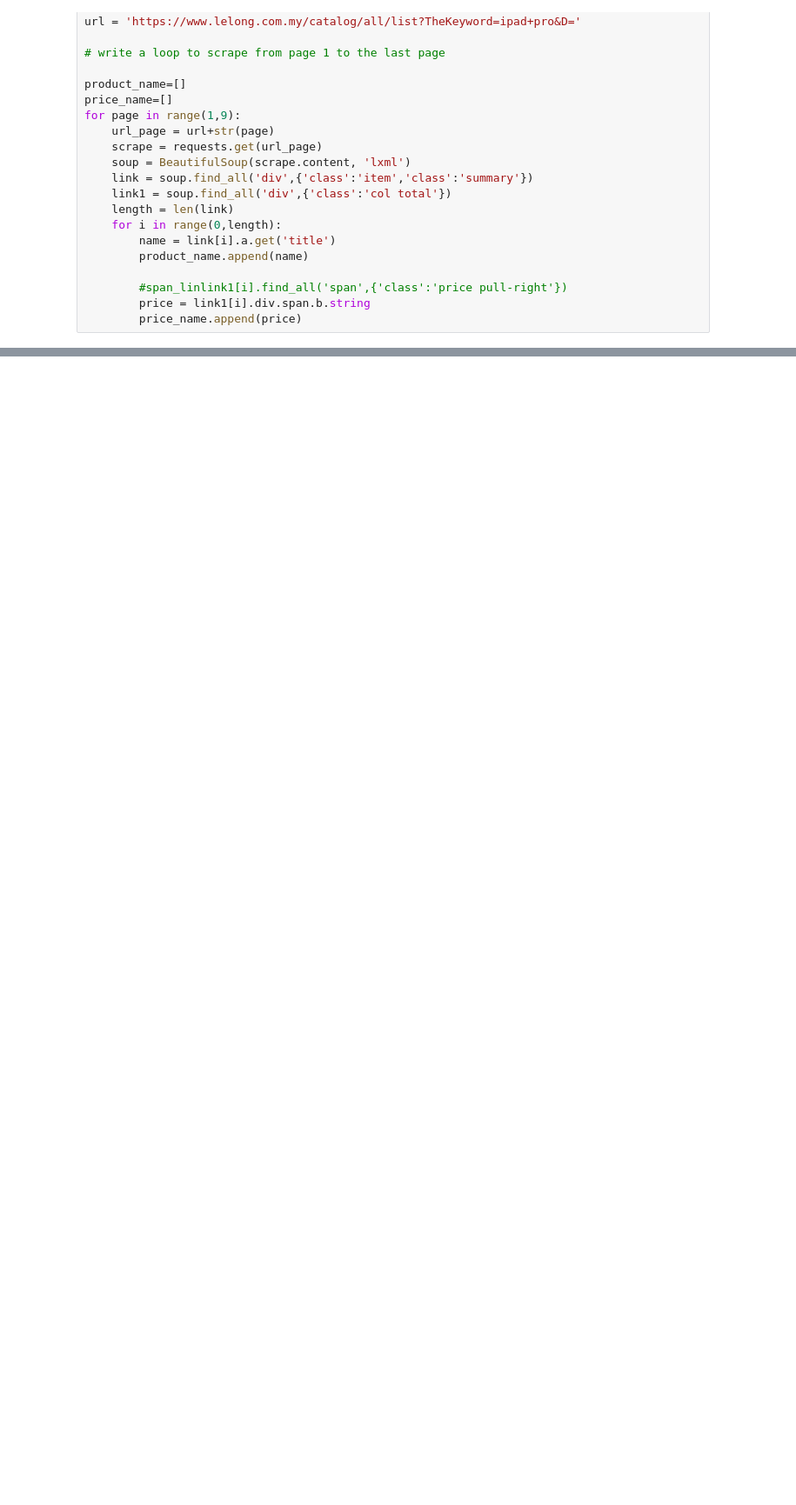
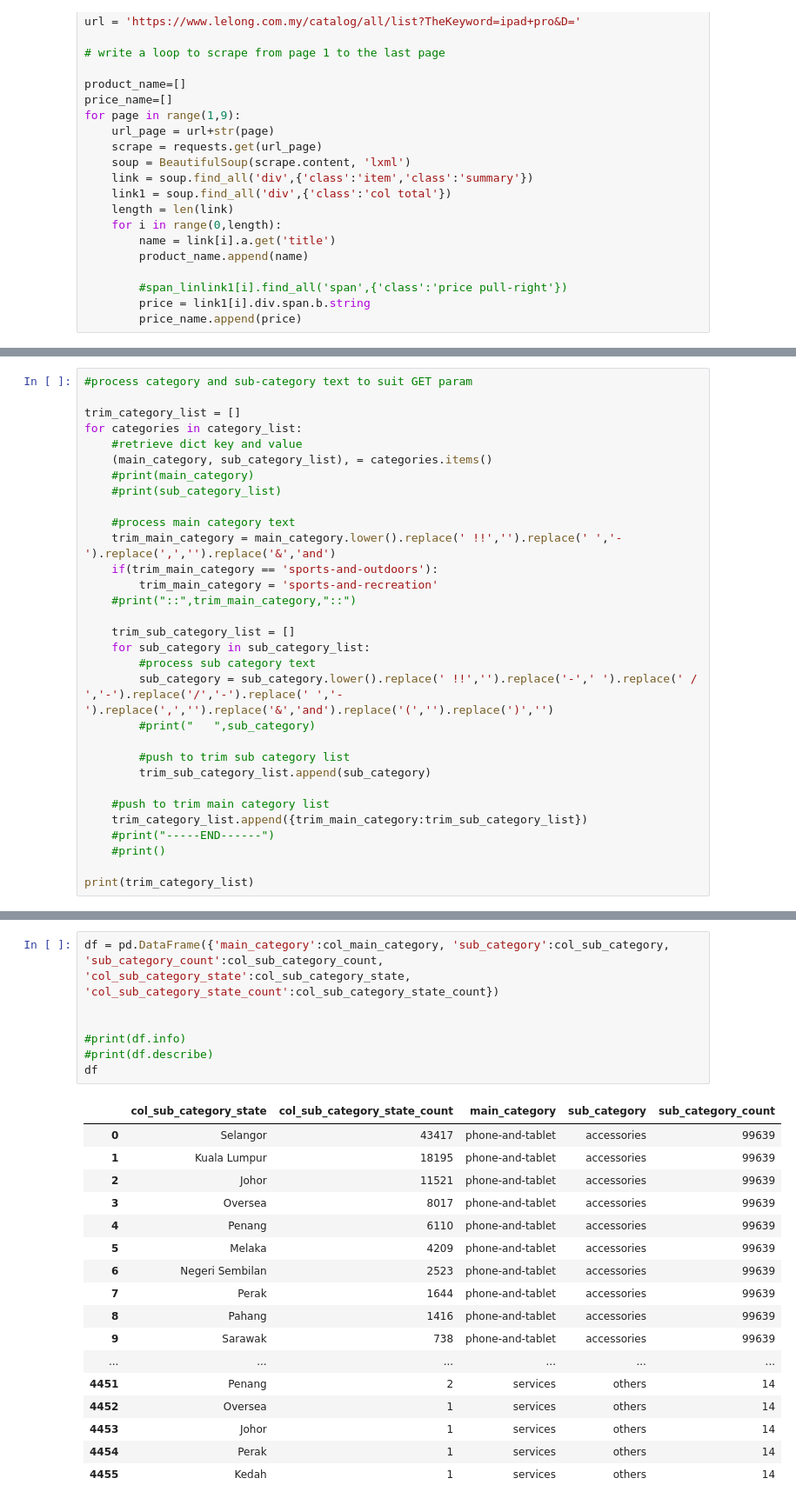
Before and after one commit to cikguet/EDS-Assignment3, a Jupyter notebook: Assignment3.ipynb, the cells around one changed output, grey strips where cells are left out. Shown: that part at 87% size. Saved outputs shown, nothing was run; the diff lists cells and outputs as text; blank space fills up the shorter version.

```diff
--- a/Assignment3.ipynb
+++ b/Assignment3.ipynb
@@ -102,0 +154,31 @@ df
+# %%
+#process category and sub-category text to suit GET param
+
+trim_category_list = []
+for categories in category_list:
+    #retrieve dict key and value
+    (main_category, sub_category_list), = categories.items()
+    #print(main_category)
+    #print(sub_category_list)
+
+    #process main category text
+    trim_main_category = main_category.lower().replace(' !!','').replace(' ','-').replace(',','').replace('&','and')
+    if(trim_main_category == 'sports-and-outdoors'):
+        trim_main_category = 'sports-and-recreation'
+    #print("::",trim_main_category,"::")
+
+    trim_sub_category_list = []
+    for sub_category in sub_category_list:
+        #process sub category text
+        sub_category = sub_category.lower().replace(' !!','').replace('-',' ').replace(' / ','-').replace('/','-').replace(' ','-').replace(',','').replace('&','and').replace('(','').replace(')','')
+        #print("   ",sub_category)
+
+        #push to trim sub category list
+        trim_sub_category_list.append(sub_category)
+
+    #push to trim main category list
+    trim_category_list.append({trim_main_category:trim_sub_category_list})
+    #print("-----END------")
+    #print()
+
+print(trim_category_list)
@@ -102,0 +273,25 @@ df
+# %%
+df = pd.DataFrame({'main_category':col_main_category, 'sub_category':col_sub_category, 'sub_category_count':col_sub_category_count, 'col_sub_category_state':col_sub_category_state, 'col_sub_category_state_count':col_sub_category_state_count})
+
+
+#print(df.info)
+#print(df.describe)
+df
+# %% [output]
+|  | col_sub_category_state | col_sub_category_state_count | main_category | sub_category | sub_category_count |
+| 0 | Selangor | 43417 | phone-and-tablet | accessories | 99639 |
+| 1 | Kuala Lumpur | 18195 | phone-and-tablet | accessories | 99639 |
+| 2 | Johor | 11521 | phone-and-tablet | accessories | 99639 |
+| 3 | Oversea | 8017 | phone-and-tablet | accessories | 99639 |
+| 4 | Penang | 6110 | phone-and-tablet | accessories | 99639 |
+| 5 | Melaka | 4209 | phone-and-tablet | accessories | 99639 |
+| 6 | Negeri Sembilan | 2523 | phone-and-tablet | accessories | 99639 |
+| 7 | Perak | 1644 | phone-and-tablet | accessories | 99639 |
+| 8 | Pahang | 1416 | phone-and-tablet | accessories | 99639 |
+| 9 | Sarawak | 738 | phone-and-tablet | accessories | 99639 |
+| ... | ... | ... | ... | ... | ... |
+| 4451 | Penang | 2 | services | others | 14 |
+| 4452 | Oversea | 1 | services | others | 14 |
+| 4453 | Johor | 1 | services | others | 14 |
+| 4454 | Perak | 1 | services | others | 14 |
+| 4455 | Kedah | 1 | services | others | 14 |
```
Also changed, not shown: parts of 12 cells of this notebook.
